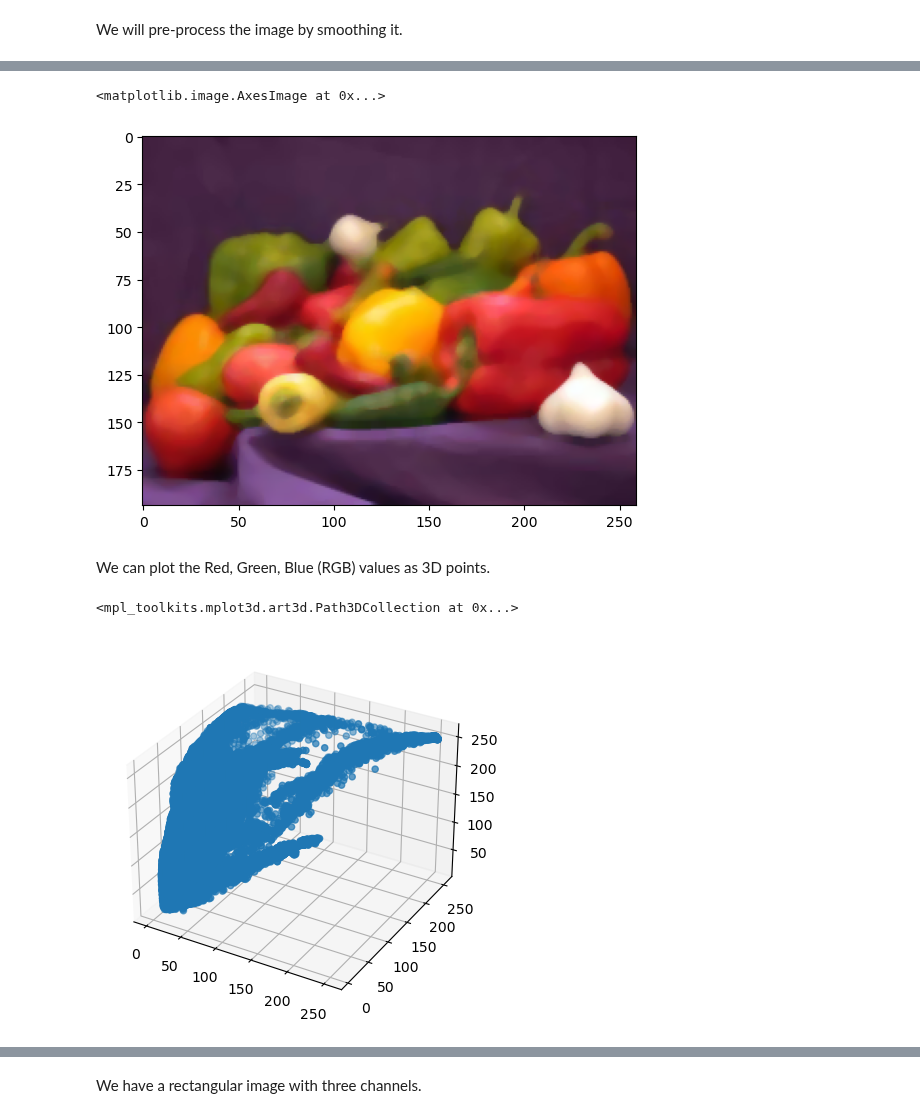
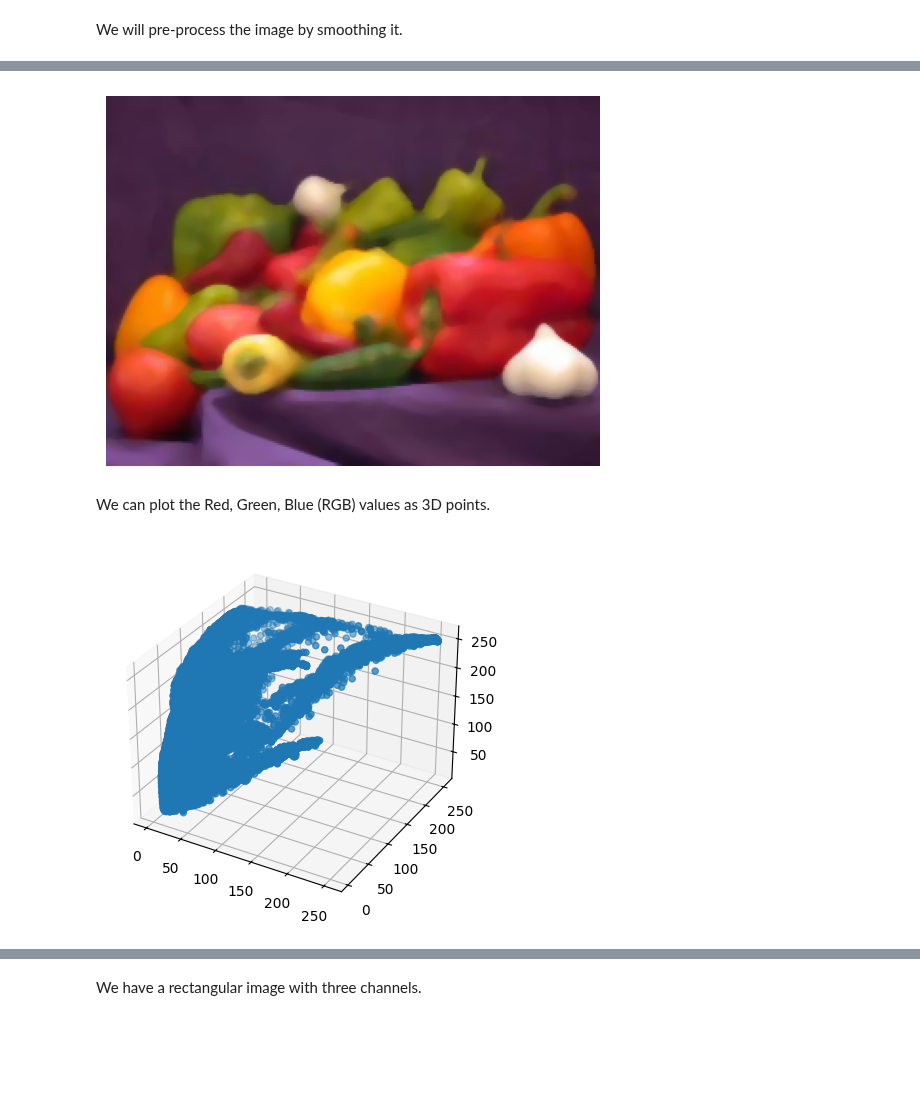
Before and after one commit to htetaunglynn94/coursera, a Jupyter notebook: ibm_ml_series/unsupervised_ml_clustering/module_3/plab2_mean_shift.ipynb, the cells around one changed output, grey strips where cells are left out. Cells and saved outputs as stored; diff of their text form; code cells hidden in the pictures; blank space fills up the shorter version.

```diff
--- a/ibm_ml_series/unsupervised_ml_clustering/module_3/plab2_mean_shift.ipynb
+++ b/ibm_ml_series/unsupervised_ml_clustering/module_3/plab2_mean_shift.ipynb
@@ -169,14 +163,16 @@ plt.show()
 # %%
-img_cv = cv.medianBlur(img_cv, 7)
-plt.imshow(cv.cvtColor(img_cv, cv.COLOR_BGR2RGB))
+img_cv = cv.medianBlur(img_cv, ksize=7)   # can only be odd number
+plt.imshow(cv.cvtColor(img_cv, cv.COLOR_BGR2RGB)) # convert BGR to RGB color format
+plt.axis('off')
+plt.show()
 # %% [output]
-<matplotlib.image.AxesImage at 0x...>
-[figure, old version]
+[figure, new version]
 # %% [markdown]
 We can plot the Red, Green, Blue (RGB) values as 3D points.
 # %%
 ax = plt.axes(projection = '3d')
+# This is BGR (x=B, y=G, z=R)
 ax.scatter3D(img_cv[:,:,0], img_cv[:,:,1], img_cv[:,:,2])
+plt.show()
 # %% [output]
-<mpl_toolkits.mplot3d.art3d.Path3DCollection at 0x...>
 [figure]
```
Also changed, not shown: parts of 7 cells of this notebook.
